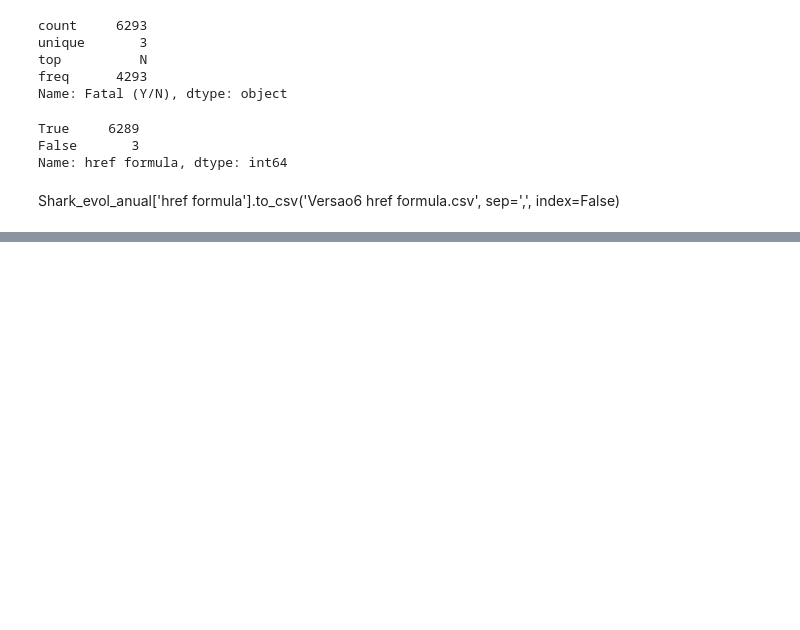
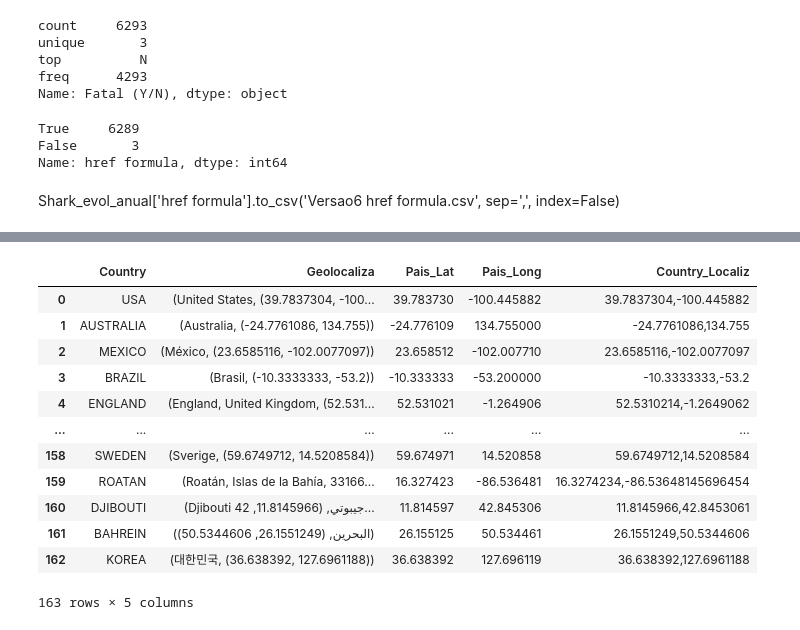
Before and after one commit to carlosferreirareis/Shark-Attack, a Jupyter notebook: Shark_Attack.ipynb, the cells around one changed output, grey strips where cells are left out. Saved outputs shown, nothing was run; the diff lists cells and outputs as text; code cells hidden in the pictures; blank space fills up the shorter version.

```diff
--- a/Shark_Attack.ipynb
+++ b/Shark_Attack.ipynb
@@ -590,0 +687,16 @@ Shark_evol_anual['href formula'].to_csv('Versao6 href formula.csv', sep=',', ind
+# %%
+paises_unicos
+# %% [output]
+|  | Country | Geolocaliza | Pais_Lat | Pais_Long | Country_Localiz |
+| 0 | USA | (United States, (39.7837304, -100... | 39.783730 | -100.445882 | 39.7837304,-100.445882 |
+| 1 | AUSTRALIA | (Australia, (-24.7761086, 134.755)) | -24.776109 | 134.755000 | -24.7761086,134.755 |
+| 2 | MEXICO | (México, (23.6585116, -102.0077097)) | 23.658512 | -102.007710 | 23.6585116,-102.0077097 |
+| 3 | BRAZIL | (Brasil, (-10.3333333, -53.2)) | -10.333333 | -53.200000 | -10.3333333,-53.2 |
+| 4 | ENGLAND | (England, United Kingdom, (52.531... | 52.531021 | -1.264906 | 52.5310214,-1.2649062 |
+| ... | ... | ... | ... | ... | ... |
+| 158 | SWEDEN | (Sverige, (59.6749712, 14.5208584)) | 59.674971 | 14.520858 | 59.6749712,14.5208584 |
+| 159 | ROATAN | (Roatán, Islas de la Bahía, 33166... | 16.327423 | -86.536481 | 16.3274234,-86.53648145696454 |
+| 160 | DJIBOUTI | (Djibouti جيبوتي, (11.8145966, 42... | 11.814597 | 42.845306 | 11.8145966,42.8453061 |
+| 161 | BAHREIN | (البحرين, (26.1551249, 50.5344606)) | 26.155125 | 50.534461 | 26.1551249,50.5344606 |
+| 162 | KOREA | (대한민국, (36.638392, 127.6961188)) | 36.638392 | 127.696119 | 36.638392,127.6961188 |
+163 rows × 5 columns
```
Also changed, not shown: parts of 18 cells of this notebook, 2 other files.
